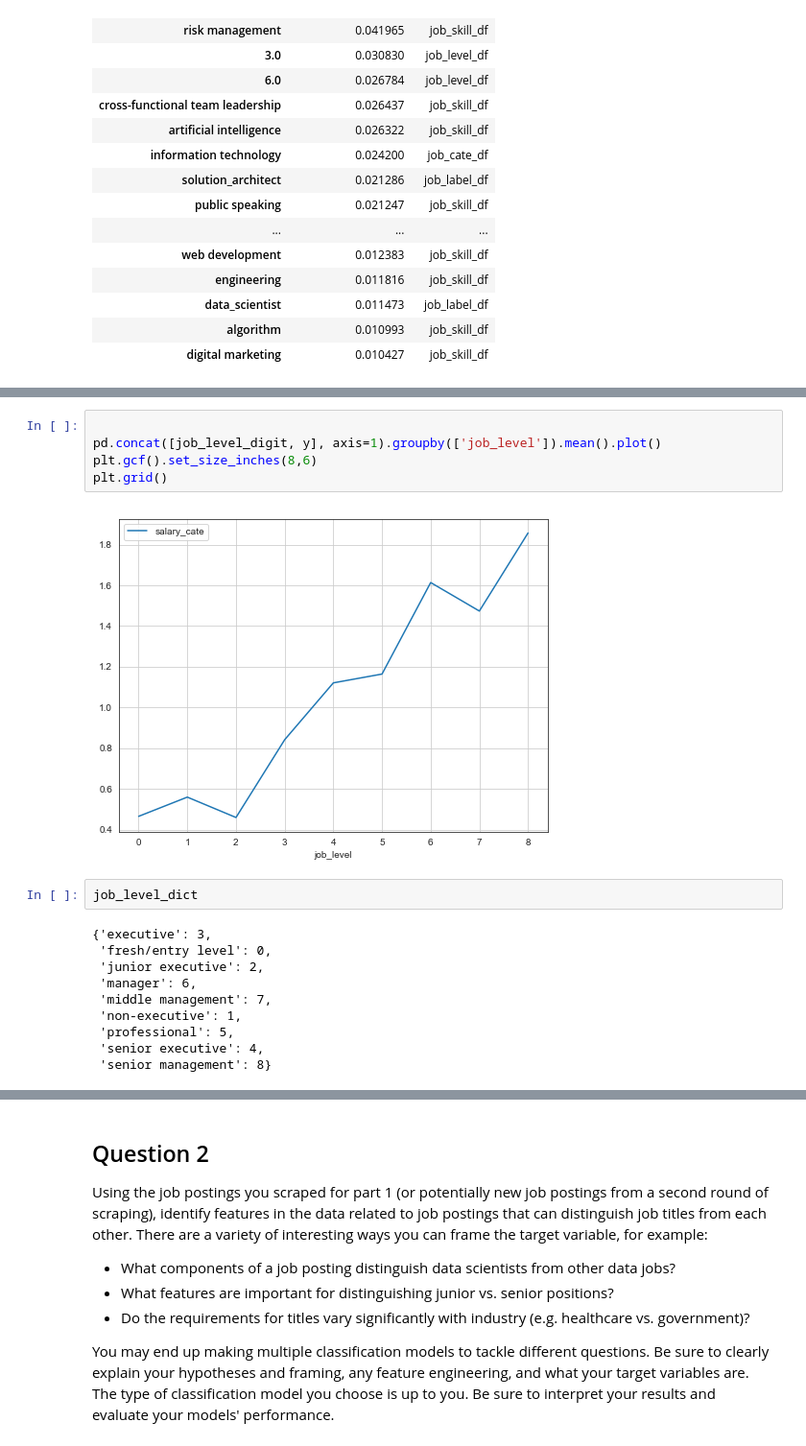
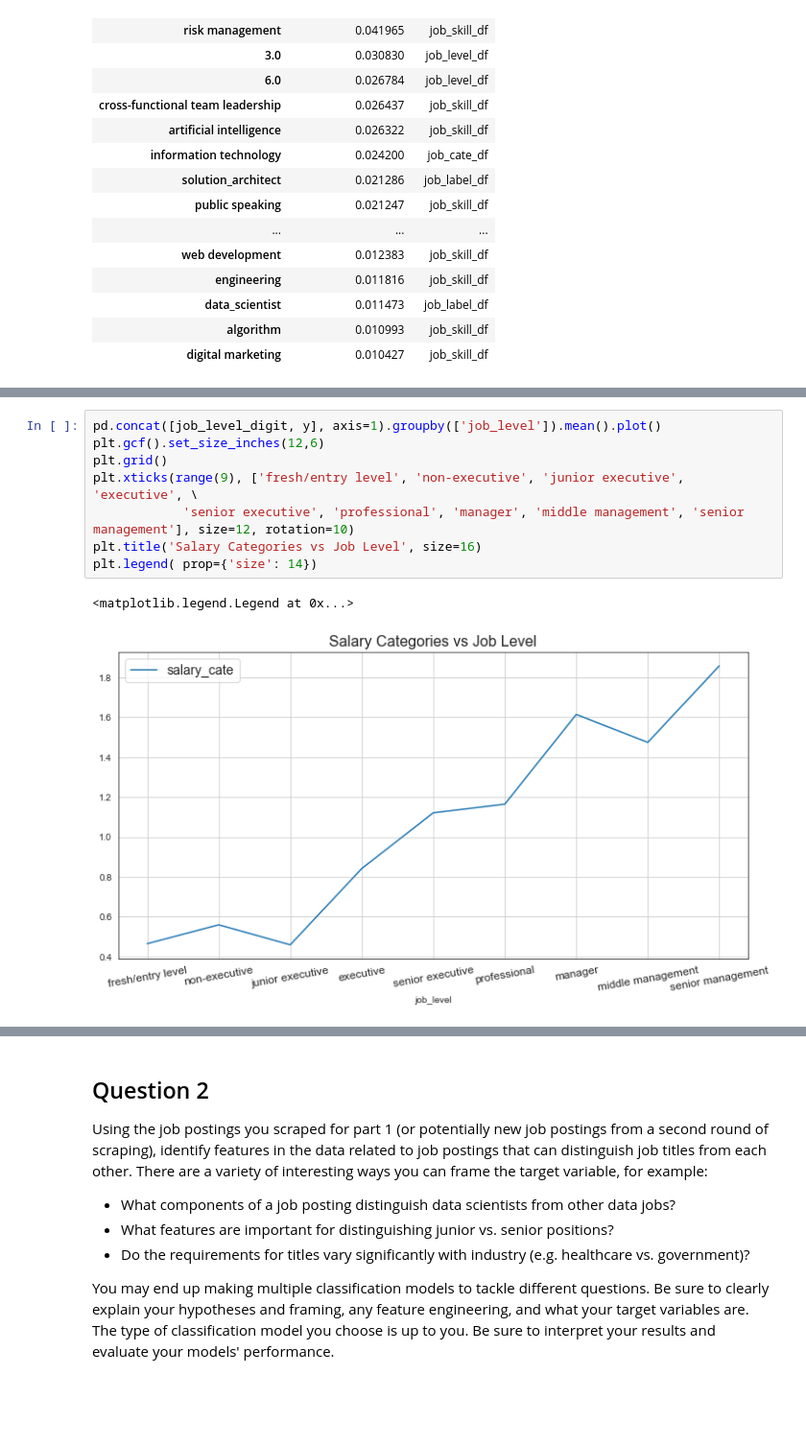
Before and after one commit to Miaowshroom/project-4, a Jupyter notebook: Project_4-randomstate.ipynb, the cells around one changed output, grey strips where cells are left out. Shown at 96% size. Cells and saved outputs as stored; diff of their text form; blank space fills up the shorter version.

```diff
--- a/Project_4-randomstate.ipynb
+++ b/Project_4-randomstate.ipynb
@@ -595,19 +598,11 @@ xgboost_feature_improtances.loc[xgboost_feature_improtances.feature_importance>0
-# %%
-
-pd.concat([job_level_digit, y], axis=1).groupby(['job_level']).mean().plot()
-plt.gcf().set_size_inches(8,6)
-plt.grid()
-# %% [output]
-[figure, removed]
-# %%
-job_level_dict
-# %% [output]
-{'executive': 3,
- 'fresh/entry level': 0,
- 'junior executive': 2,
- 'manager': 6,
- 'middle management': 7,
- 'non-executive': 1,
- 'professional': 5,
- 'senior executive': 4,
- 'senior management': 8}
+# %%
+pd.concat([job_level_digit, y], axis=1).groupby(['job_level']).mean().plot()
+plt.gcf().set_size_inches(12,6)
+plt.grid()
+plt.xticks(range(9), ['fresh/entry level', 'non-executive', 'junior executive', 'executive', \
+            'senior executive', 'professional', 'manager', 'middle management', 'senior management'], size=12, rotation=10)
+plt.title('Salary Categories vs Job Level', size=16)
+plt.legend( prop={'size': 14})
+# %% [output]
+<matplotlib.legend.Legend at 0x...>
+[figure, added]
```
Also changed, not shown: parts of 51 cells of this notebook, 3 other files.
